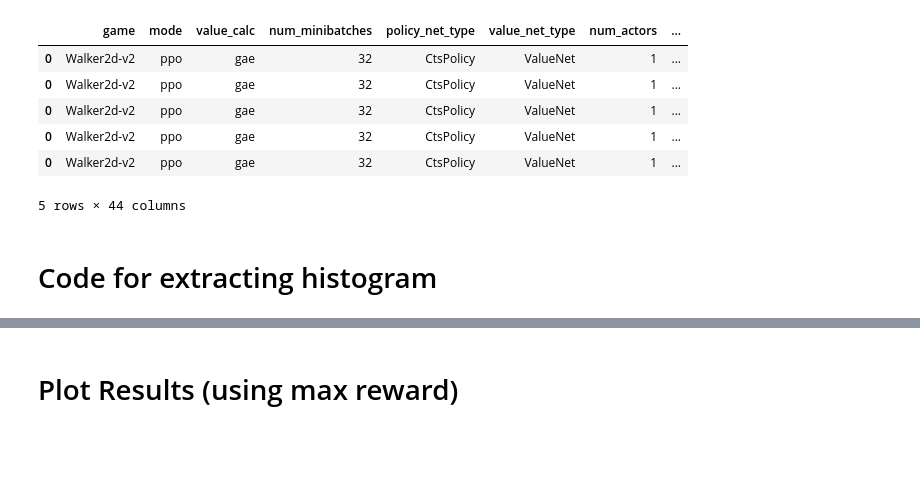
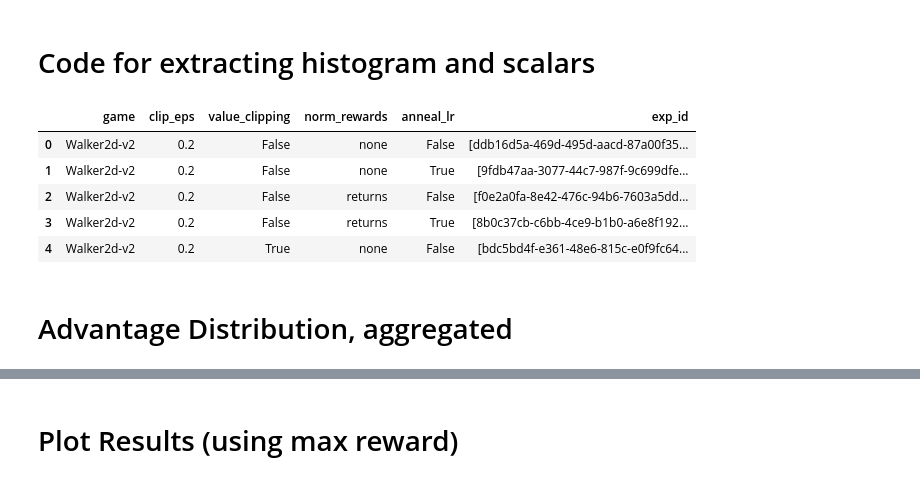
Before and after one commit to chloechsu/code-for-paper, a Jupyter notebook: src/nadv_experiment/Normalized Adv Distribution.ipynb, the cells around one changed output, grey strips where cells are left out. Cells and saved outputs as stored; diff of their text form; code cells hidden in the pictures; blank space fills up the shorter version.

```diff
--- a/src/nadv_experiment/Normalized Adv Distribution.ipynb
+++ b/src/nadv_experiment/Normalized Adv Distribution.ipynb
@@ -22,17 +22,8 @@ code_level_opts = {
 NUM_BINS = 20
 # %%
 key_metadata = metadata[['exp_id', 'game', 'clip_eps', 'value_clipping', 'norm_rewards', 'anneal_lr']]
-metadata.head()
-# %% [output]
-|  | game | mode | value_calc | num_minibatches | policy_net_type | value_net_type | num_actors | ... |
-| 0 | Walker2d-v2 | ppo | gae | 32 | CtsPolicy | ValueNet | 1 | ... |
-| 0 | Walker2d-v2 | ppo | gae | 32 | CtsPolicy | ValueNet | 1 | ... |
-| 0 | Walker2d-v2 | ppo | gae | 32 | CtsPolicy | ValueNet | 1 | ... |
-| 0 | Walker2d-v2 | ppo | gae | 32 | CtsPolicy | ValueNet | 1 | ... |
-| 0 | Walker2d-v2 | ppo | gae | 32 | CtsPolicy | ValueNet | 1 | ... |
-5 rows × 44 columns
 # %% [markdown]
-# Code for extracting histogram
+# Code for extracting histogram and scalars
 # %%
 from tensorboard.backend.event_processing.event_accumulator import EventAccumulator
 
@@ -58,0 +58,9 @@ def show_histogram(exp_id):
+# %%
+exp_id_lookup.head()
+# %% [output]
+|  | game | clip_eps | value_clipping | norm_rewards | anneal_lr | exp_id |
+| 0 | Walker2d-v2 | 0.2 | False | none | False | [ddb16d5a-469d-495d-aacd-87a00f35... |
+| 1 | Walker2d-v2 | 0.2 | False | none | True | [9fdb47aa-3077-44c7-987f-9c699dfe... |
+| 2 | Walker2d-v2 | 0.2 | False | returns | False | [f0e2a0fa-8e42-476c-94b6-7603a5dd... |
+| 3 | Walker2d-v2 | 0.2 | False | returns | True | [8b0c37cb-c6bb-4ce9-b1b0-a6e8f192... |
+| 4 | Walker2d-v2 | 0.2 | True | none | False | [bdc5bd4f-e361-48e6-815c-e0f9fc64... |
@@ -58,0 +69,2 @@ def show_histogram(exp_id):
+# %% [markdown]
+# Advantage Distribution, aggregated
```
Also changed, not shown: parts of 4 cells of this notebook, 1 other file.
